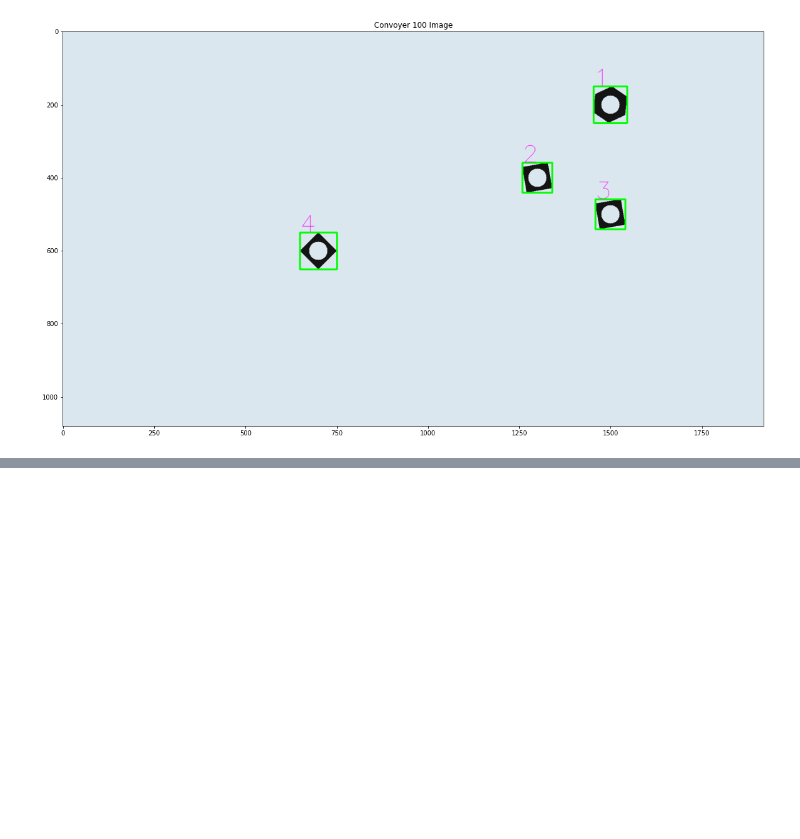
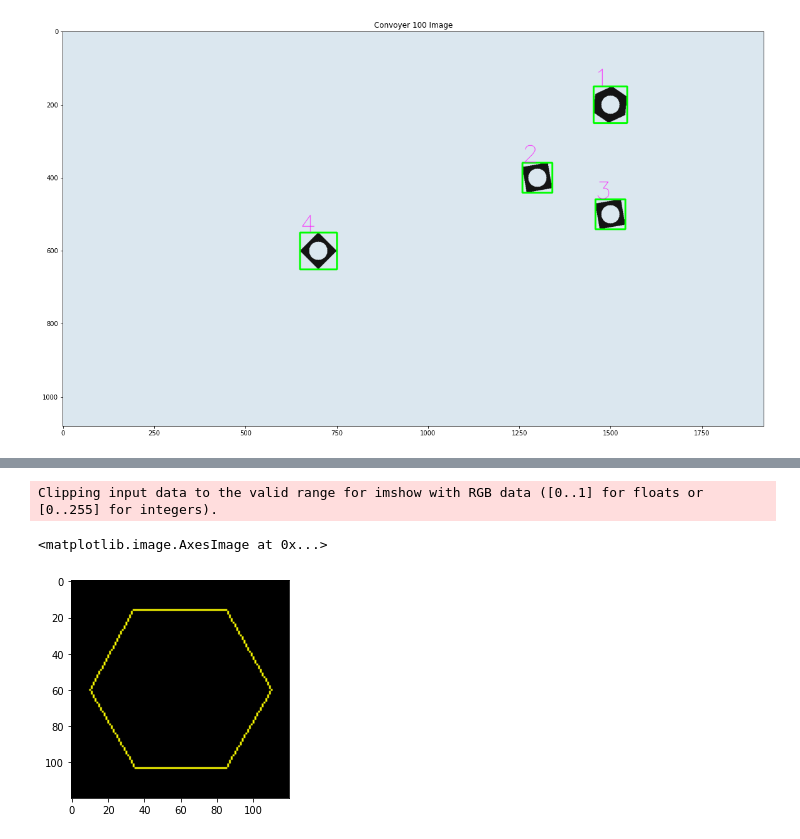
Before and after one commit to L-Shyamal/Image-Processing, a Jupyter notebook: As03.ipynb, the cells around one changed output, grey strips where cells are left out. Cells and saved outputs as stored; diff of their text form; code cells hidden in the pictures; blank space fills up the shorter version.

```diff
--- a/As03.ipynb
+++ b/As03.ipynb
@@ -149,0 +175,11 @@ Centroid is =  700 600
+# %%
+contours, hierarchy = cv.findContours(hexnut_template_closed, cv.RETR_EXTERNAL, cv.CHAIN_APPROX_SIMPLE)
+
+
+of = np.zeros(hexnut_template.shape)
+cv.drawContours(of,contours,-1, (32,255,0), 1)
+plt.imshow(of)
+# %% [output]
+Clipping input data to the valid range for imshow with RGB data ([0..1] for floats or [0..255] for integers).
+<matplotlib.image.AxesImage at 0x...>
+[figure, added]
```
Also changed, not shown: parts of 3 cells of this notebook.
